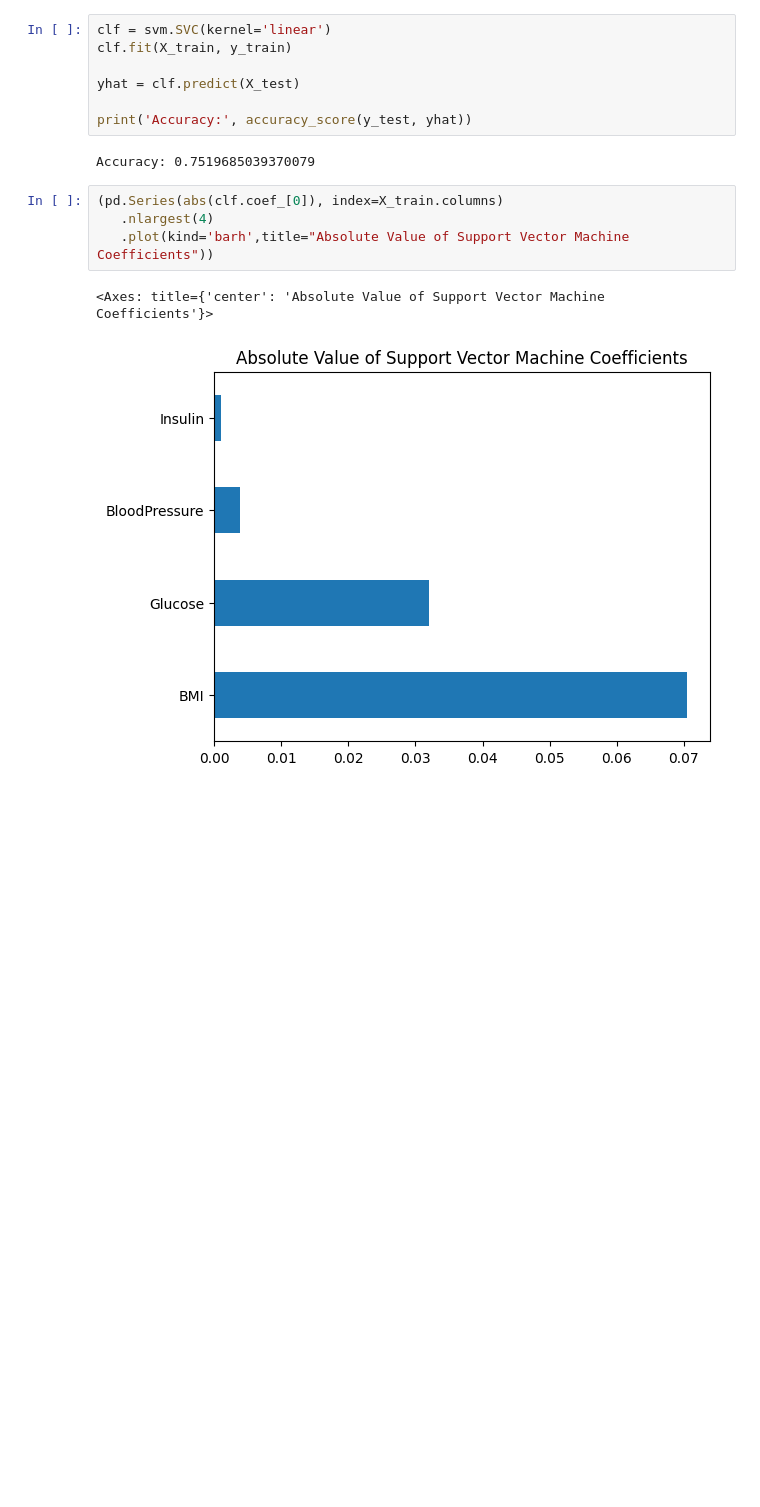
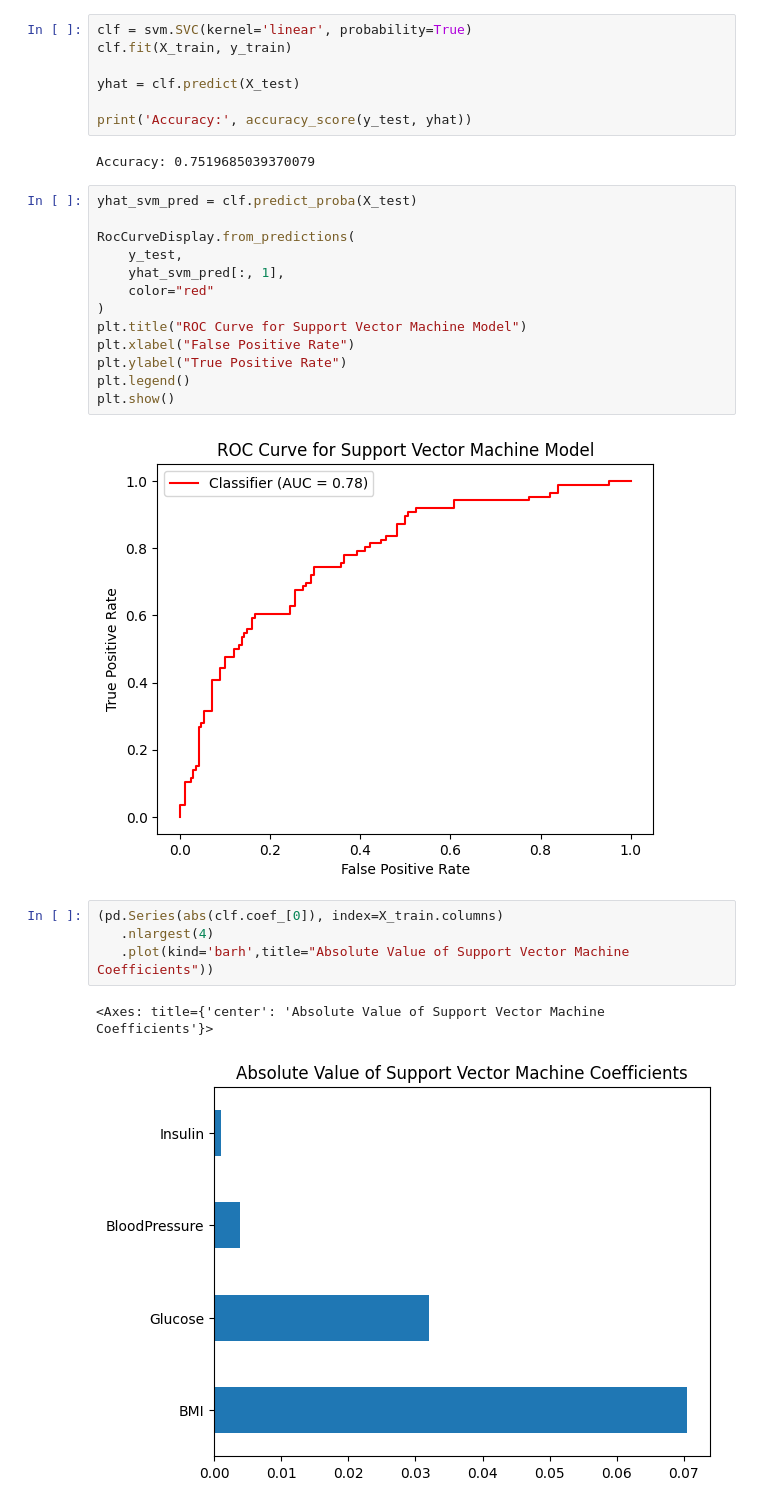
Before and after one commit to tderr24/MAT-422-Final-Project, a Jupyter notebook: Final_Project.ipynb, the cells around one changed output. Saved outputs shown, nothing was run; the diff lists cells and outputs as text; blank space fills up the shorter version.

```diff
--- a/Final_Project.ipynb
+++ b/Final_Project.ipynb
@@ -34,7 +50,7 @@ Accuracy: 0.7362204724409449
 # %% [markdown]
 ## Support vector machine
 # %%
-clf = svm.SVC(kernel='linear')
+clf = svm.SVC(kernel='linear', probability=True)
 clf.fit(X_train, y_train)
 
 yhat = clf.predict(X_test)
@@ -42,6 +58,21 @@ yhat = clf.predict(X_test)
 print('Accuracy:', accuracy_score(y_test, yhat))
 # %% [output]
 Accuracy: 0.7519685039370079
+# %%
+yhat_svm_pred = clf.predict_proba(X_test)
+
+RocCurveDisplay.from_predictions(
+    y_test,
+    yhat_svm_pred[:, 1],
+    color="red"
+)
+plt.title("ROC Curve for Support Vector Machine Model")
+plt.xlabel("False Positive Rate")
+plt.ylabel("True Positive Rate")
+plt.legend()
+plt.show()
+# %% [output]
+[figure, added]
 # %%
 (pd.Series(abs(clf.coef_[0]), index=X_train.columns)
    .nlargest(4)
```
Also changed, not shown: parts of 5 cells of this notebook.
